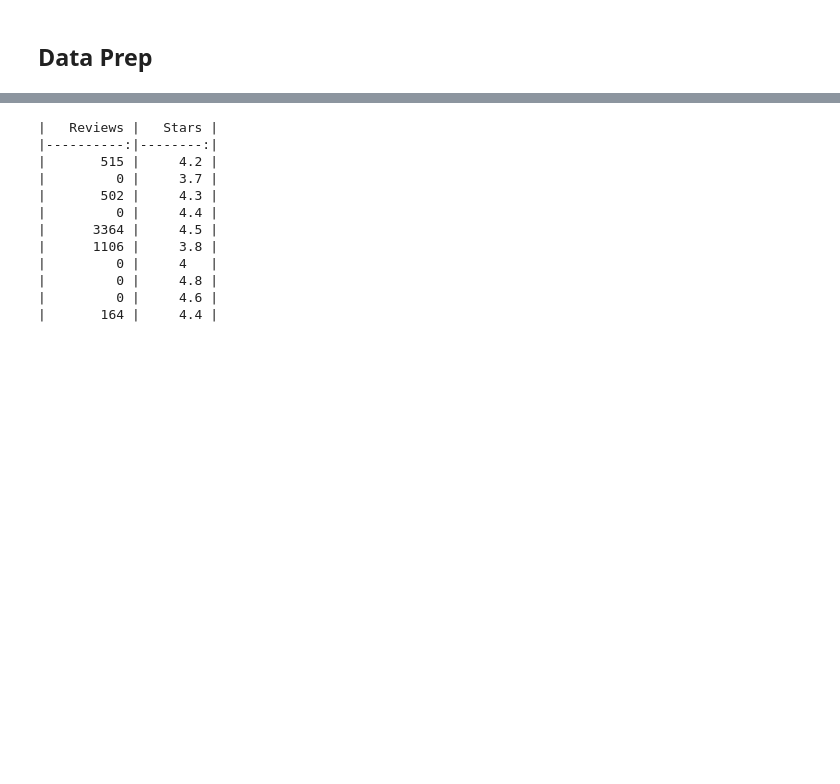
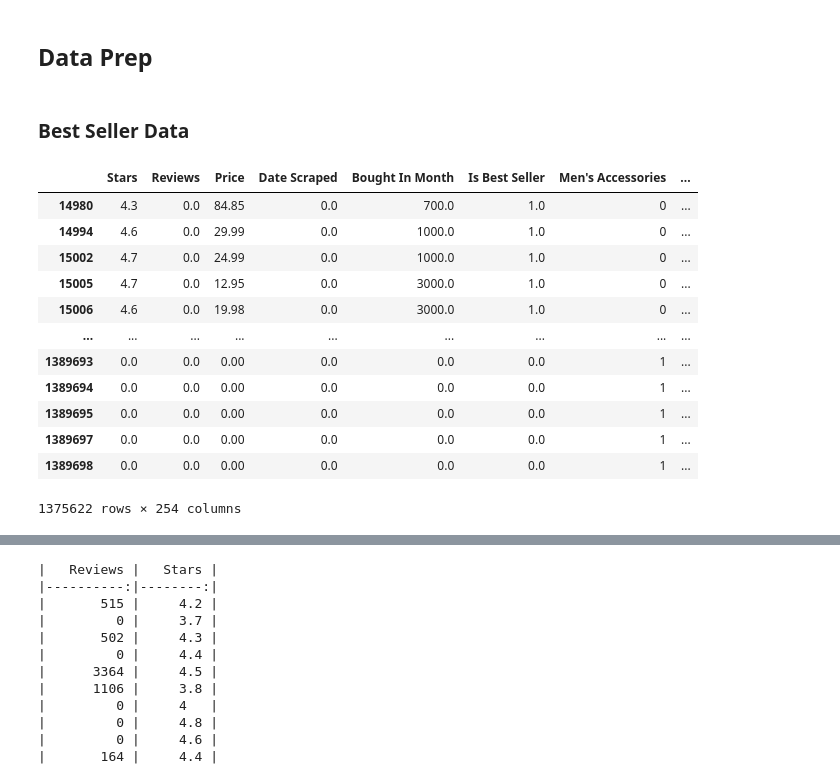
Before and after one commit to CUBoulder-DS/CSCI-5622, a Jupyter notebook: src/NN LM.ipynb, the cells around one changed output, grey strips where cells are left out. Saved outputs shown, nothing was run; the diff lists cells and outputs as text; code cells hidden in the pictures; blank space fills up the shorter version.

```diff
--- a/src/NN LM.ipynb
+++ b/src/NN LM.ipynb
@@ -80,3 +83,38 @@ dtype: object
 1389699 rows × 12 columns
 # %% [markdown]
 ## Data Prep
+# %% [markdown]
+### Best Seller Data
+# %%
+feat_cols = ["Stars", "Reviews", "Price", "Date Scraped", "Bought In Month", "Is Best Seller"]
+
+# Usa data such that: has Category, has Bought in Month
+df_nn_bs = df_az[~df_az["Category"].isna() & ~df_az["Bought In Month"].isna()][feat_cols]
+
+# Use 1% == Best Seller
+num_bs = len(df_nn_bs[df_nn_bs["Is Best Seller"] == True])
+df_nn_bs = pd.concat([df_nn_bs[df_nn_bs["Is Best Seller"] == True], df_nn_bs[df_nn_bs["Is Best Seller"] != True].sample(num_bs * 100, random_state=42)])
+
+# Make datetime binary
+df_nn_bs["Date Scraped"] = df_nn_bs["Date Scraped"].map({datetime(2023, 11, 1): 0, datetime(2024, 2, 1): 1})
+
+df_nn_bs["Is Best Seller"] = df_nn_bs["Is Best Seller"].astype(int)
+
+# One-hot encode categorical var `Category`
+df_nn_bs = pd.concat([df_nn_bs, pd.get_dummies(df_az[~df_az["Category"].isna() & ~df_az["Bought In Month"].isna()]["Category"], dtype=int)], axis="columns").fillna(0)
+
+df_nn_bs
+# %% [output]
+|  | Stars | Reviews | Price | Date Scraped | Bought In Month | Is Best Seller | Men's Accessories | ... |
+| 14980 | 4.3 | 0.0 | 84.85 | 0.0 | 700.0 | 1.0 | 0 | ... |
+| 14994 | 4.6 | 0.0 | 29.99 | 0.0 | 1000.0 | 1.0 | 0 | ... |
+| 15002 | 4.7 | 0.0 | 24.99 | 0.0 | 1000.0 | 1.0 | 0 | ... |
+| 15005 | 4.7 | 0.0 | 12.95 | 0.0 | 3000.0 | 1.0 | 0 | ... |
+| 15006 | 4.6 | 0.0 | 19.98 | 0.0 | 3000.0 | 1.0 | 0 | ... |
+| ... | ... | ... | ... | ... | ... | ... | ... | ... |
+| 1389693 | 0.0 | 0.0 | 0.00 | 0.0 | 0.0 | 0.0 | 1 | ... |
+| 1389694 | 0.0 | 0.0 | 0.00 | 0.0 | 0.0 | 0.0 | 1 | ... |
+| 1389695 | 0.0 | 0.0 | 0.00 | 0.0 | 0.0 | 0.0 | 1 | ... |
+| 1389697 | 0.0 | 0.0 | 0.00 | 0.0 | 0.0 | 0.0 | 1 | ... |
+| 1389698 | 0.0 | 0.0 | 0.00 | 0.0 | 0.0 | 0.0 | 1 | ... |
+1375622 rows × 254 columns
```
Also changed, not shown: parts of 13 cells of this notebook, 2 other files.
